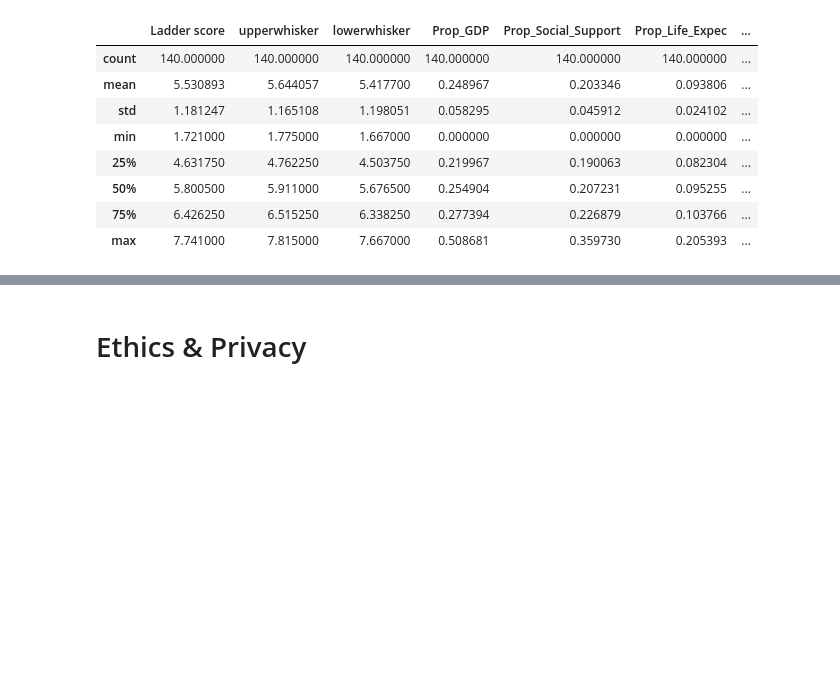
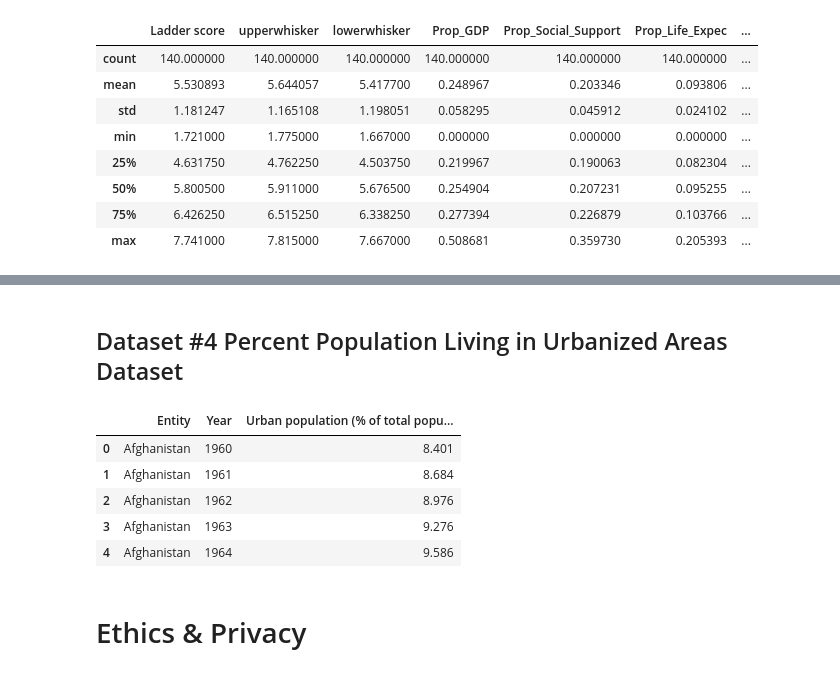
Before and after one commit to abbymcleod/Country-Happiness-Index, a Jupyter notebook: DataCheckpoint_Group010-FA24.ipynb, the cells around one changed output, grey strips where cells are left out. Saved outputs shown, nothing was run; the diff lists cells and outputs as text; code cells hidden in the pictures; blank space fills up the shorter version.

```diff
--- a/DataCheckpoint_Group010-FA24.ipynb
+++ b/DataCheckpoint_Group010-FA24.ipynb
@@ -184,3 +230,40 @@ happiness_df.describe()
+# %% [markdown]
+## Dataset #4 Percent Population Living in Urbanized Areas Dataset
+# %%
+# reading in the csv file
+urban_pop_df = pd.read_csv('share-of-population-urban.csv')
+
+# removing non values
+urban_pop_df.dropna(how='all')
+# dropping the country codes, as we won't be using them
+urban_pop_df.drop('Code', axis=1, inplace=True)
+
+# making a new dataset that holds only income levels as observations
+# urban_pop_incomes has observations for different income levels, and their percent urban population over various years
+urban_pop_incomes = urban_pop_df[ (urban_pop_df['Entity'] == 'High-income countries') | \
+    (urban_pop_df['Entity'] == 'Low-income countries') | (urban_pop_df['Entity'] == 'Lower-middle-income countries') | \
+    (urban_pop_df['Entity'] == 'Middle-income countries') | (urban_pop_df['Entity'] == 'Upper-middle-income countries') ]
+
+# creating a new dataset by removing observations that are not countries (continents or income levels) to have only countries
+# urban_pop_countries has observations for different countries, and their percent urban population over various years
+urban_pop_countries = urban_pop_df[ (urban_pop_df['Entity'] != 'Channel Islands') & \
+    (urban_pop_df['Entity'] != 'East Asia and Pacific (WB)') & (urban_pop_df['Entity'] != 'Europe and Central Asia (WB)') & \
+    (urban_pop_df['Entity'] != 'European Union (27)') & (urban_pop_df['Entity'] != 'Faeroe Islands') & \
+    (urban_pop_df['Entity'] != 'High-income countries') & (urban_pop_df['Entity'] != 'Latin America and Caribbean (WB)') & \
+    (urban_pop_df['Entity'] != 'Low-income countries') & (urban_pop_df['Entity'] != 'Lower-middle-income countries') & \
+    (urban_pop_df['Entity'] != 'Middle East and North Africa (WB)') & (urban_pop_df['Entity'] != 'Middle-income countries') & \
+    (urban_pop_df['Entity'] != 'North America (WB)') & (urban_pop_df['Entity'] != 'South Asia (WB)') & \
+    (urban_pop_df['Entity'] != 'Sub-Saharan Africa (WB)') & (urban_pop_df['Entity'] != 'Upper-middle-income countries') & \
+    (urban_pop_df['Entity'] != 'World') ]
+
+urban_pop_df.head()
+# %% [output]
+|  | Entity | Year | Urban population (% of total popu... |
+| 0 | Afghanistan | 1960 | 8.401 |
+| 1 | Afghanistan | 1961 | 8.684 |
+| 2 | Afghanistan | 1962 | 8.976 |
+| 3 | Afghanistan | 1963 | 9.276 |
+| 4 | Afghanistan | 1964 | 9.586 |
 # %% [markdown]
 # Ethics & Privacy
 # %% [markdown]
```
Also changed, not shown: parts of 8 cells of this notebook.
